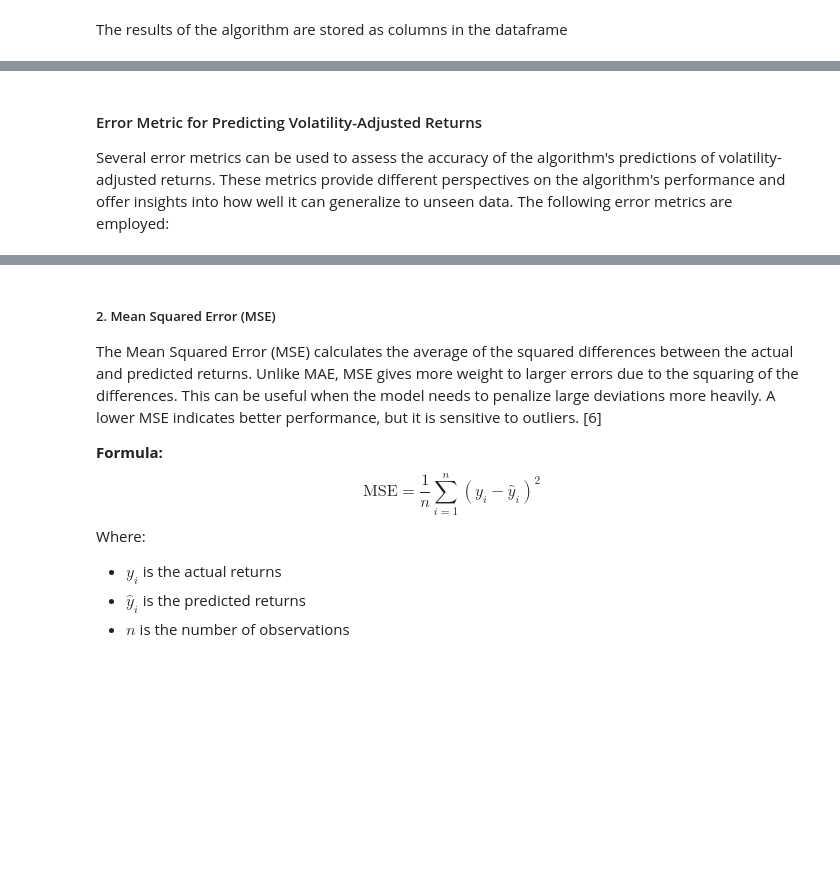
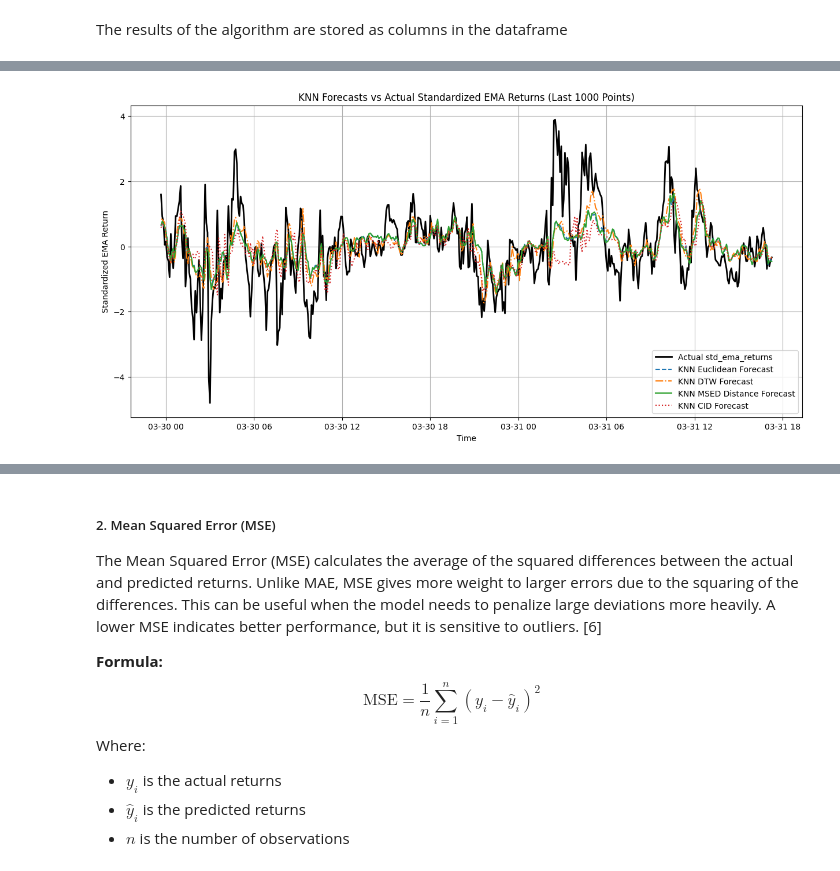
Before and after one commit to Kristofferjoha/Dynamic-Time-Patterns, a Jupyter notebook: Dynamic_Time_Patterns.ipynb, the cells around one changed output, grey strips where cells are left out. Saved outputs shown, nothing was run; the diff lists cells and outputs as text; code cells hidden in the pictures; blank space fills up the shorter version.

```diff
--- a/Dynamic_Time_Patterns.ipynb
+++ b/Dynamic_Time_Patterns.ipynb
@@ -176,11 +184,10 @@ In this case the window is 120.
 
 The implementation in python is as followed:
 # %%
-window_size = 120
-df["rolling_std"] = df["ema_returns"].rolling(window=window_size, min_periods=1).std()
-df["rolling_std"] = df["rolling_std"].fillna(df["rolling_std"].mean())
-df["std_ema_returns"] = df["ema_returns"] / df["rolling_std"]
-df.dropna(inplace=True)
+std_window_size = 120
+df["rolling_std"] = df["ema_returns"].rolling(window=std_window_size, min_periods=std_window_size).std()
+df.dropna(subset=["rolling_std"], inplace=True)
+df["std_ema_returns"] = df["ema_returns"] / (df["rolling_std"] + 1e-9)
 # %%
 print(df["std_ema_returns"].max())
 print(df["std_ema_returns"].min())
@@ -487,7 +517,7 @@ def dtw_metric(x, y):
 # %% [markdown]
 fastdtw returns a tuple constisting of distance and path. The path isn't interesting...
 # %%
-def asd_metric(x, y):
+def msed_metric(x, y):
     return np.mean((x - y) ** 2)
 # %% [markdown]
 Same as before
@@ -621,7 +651,11 @@ Below is the python implementation for the algorithm
 # %%
 def knn_forecast(series, window_size=240, embed_size=15, k=20, metric=dtw_metric): # Default values for window_size, embed_size, k, and metric.
     predictions = []
-    for i in range(window_size + embed_size, len(series)):
+    start_pred_index = window_size + embed_size
+
+    # Uses tqdm for progress bar.
+    for i in tqdm(range(start_pred_index, len(series)), desc=f"KNN Forecast ({metric if isinstance(metric, str) else metric.__name__})"): # Loop through the series starting from the index where predictions can be made.
+
         query = series.iloc[i - embed_size:i].values #query of what is being predicted.
         history = series.iloc[:i - embed_size].values # historical window up to what is being predicted.
 
@@ -659,7 +693,7 @@ Running the forecast for the 4 different distance metrics, storing results as co
 # %%
 df["knn_euc_pred"] = knn_forecast(df["std_ema_returns"], metric="euclidean")
 df["knn_dtw_pred"] = knn_forecast(df["std_ema_returns"], metric=dtw_metric)
-df["knn_asd_pred"] = knn_forecast(df["std_ema_returns"], metric=asd_metric)
+df["knn_msed_pred"] = knn_forecast(df["std_ema_returns"], metric=msed_metric)
 df["knn_cid_pred"] = knn_forecast(df["std_ema_returns"], metric=cid_metric)
 # %% [markdown]
 ### Forecast results
@@ -741,4 +726,23 @@ plt.show()
-# %% [markdown]
-#### Error Metric for Predicting Volatility-Adjusted Returns
-
-Several error metrics can be used to assess the accuracy of the algorithm's predictions of volatility-adjusted returns. These metrics provide different perspectives on the algorithm's performance and offer insights into how well it can generalize to unseen data. The following error metrics are employed:
+# %%
+
+plot_range = -500 # Range
+
+plt.figure(figsize=(15, 7))
+
+# Plot Actual Data
+plt.plot(df.index[plot_range:], df["std_ema_returns"][plot_range:], label='Actual std_ema_returns', color='black', linewidth=2)
+
+# Plot Forecasts
+plt.plot(df.index[plot_range:], df["knn_euc_pred"][plot_range:], label='KNN Euclidean Forecast', linestyle='--')
+plt.plot(df.index[plot_range:], df["knn_dtw_pred"][plot_range:], label='KNN DTW Forecast', linestyle='-.')
+plt.plot(df.index[plot_range:], df["knn_msed_pred"][plot_range:], label='KNN MSED Distance Forecast', linestyle='-')
+plt.plot(df.index[plot_range:], df["knn_cid_pred"][plot_range:], label='KNN CID Forecast', linestyle=':')
+
+plt.title('KNN Forecasts vs Actual Standardized EMA Returns (Last 1000 Points)')
+plt.xlabel('Time')
+plt.ylabel('Standardized EMA Return')
+plt.legend()
+plt.grid(True) # Add grid for easier reading
+plt.show()
+# %% [output]
+[figure, added]
```
Also changed, not shown: parts of 51 cells of this notebook, 3 other files.
